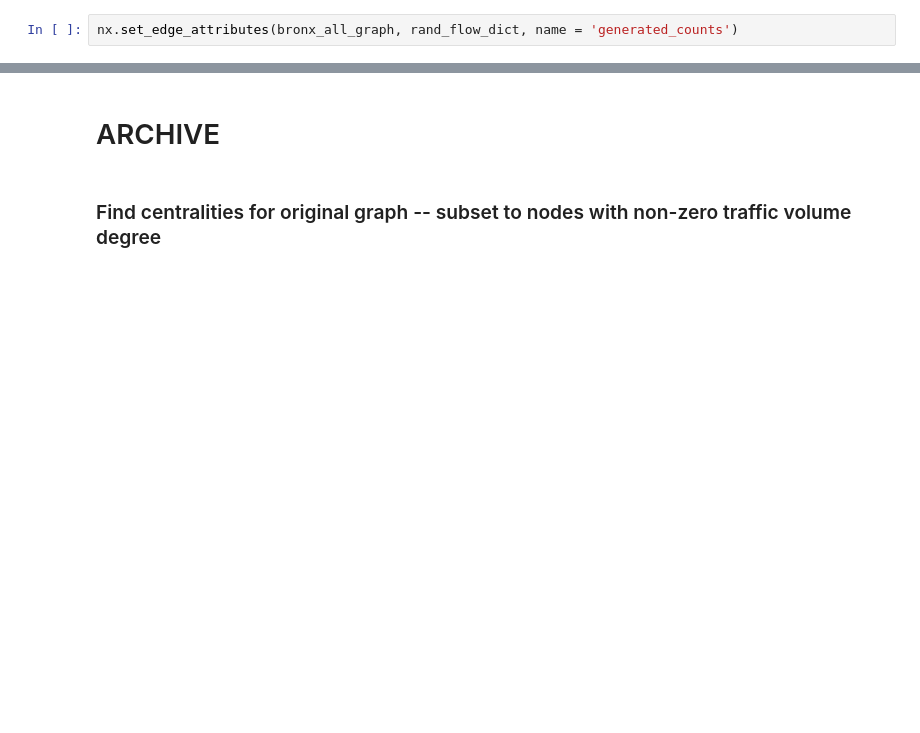
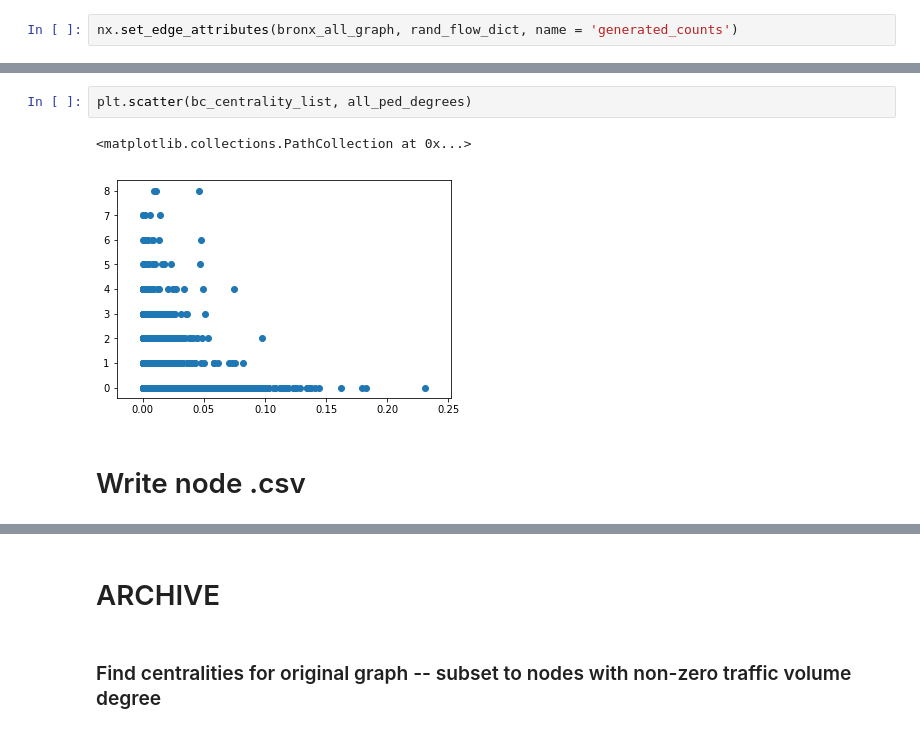
Before and after one commit to galowich/cee345, a Jupyter notebook: network_analysis.ipynb, the cells around one changed output, grey strips where cells are left out. Saved outputs shown, nothing was run; the diff lists cells and outputs as text; blank space fills up the shorter version.

```diff
--- a/network_analysis.ipynb
+++ b/network_analysis.ipynb
@@ -289,0 +352,7 @@ run_time = time.time() - start
+# %%
+plt.scatter(bc_centrality_list, all_ped_degrees)
+# %% [output]
+<matplotlib.collections.PathCollection at 0x...>
+[figure, added]
+# %% [markdown]
+# Write node .csv
```
Also changed, not shown: parts of 27 cells of this notebook, 11 other files.
